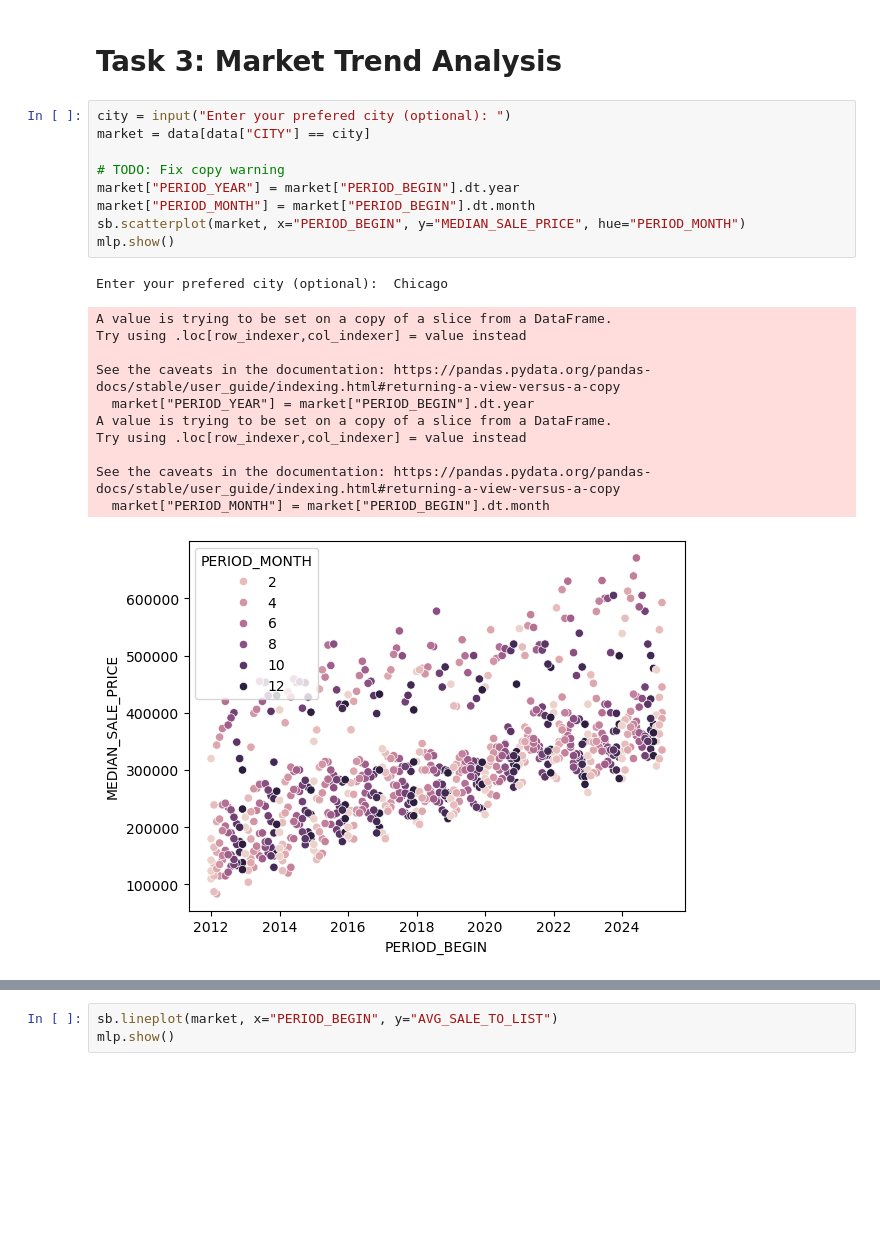
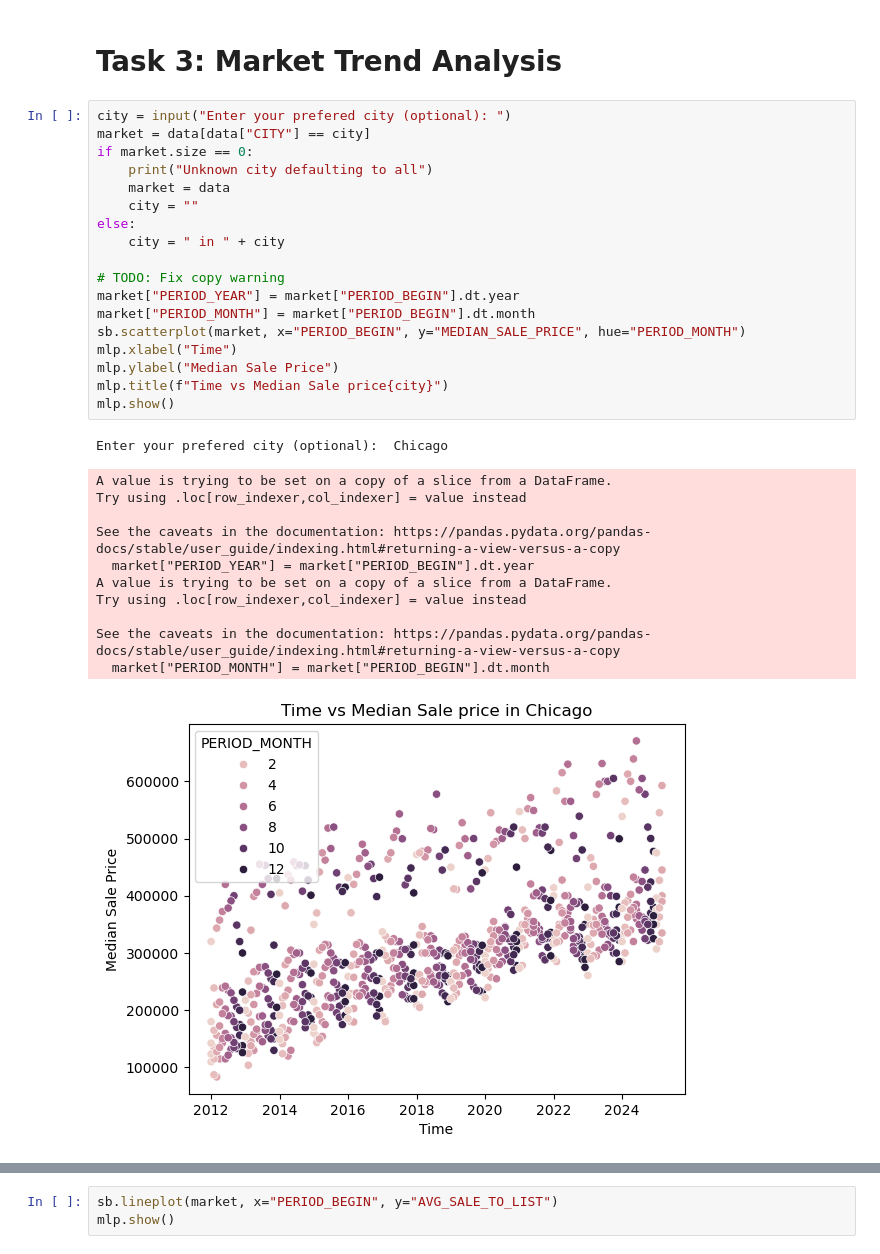
Before and after one commit to MoonBasedKas/smartHousingAdvisor, a Jupyter notebook: smartHousePredictor.ipynb, the cells around one changed output, grey strips where cells are left out. Saved outputs shown, nothing was run; the diff lists cells and outputs as text; blank space fills up the shorter version.

Commit message:
Did more graphs

```diff
--- a/smartHousePredictor.ipynb
+++ b/smartHousePredictor.ipynb
@@ -92,25 +92,34 @@ Enter a loan duration in months:  10
 # %%
 city = input("Enter your prefered city (optional): ")
 market = data[data["CITY"] == city]
+if market.size == 0:
+    print("Unknown city defaulting to all")
+    market = data
+    city = ""
+else:
+    city = " in " + city
 
 # TODO: Fix copy warning
 market["PERIOD_YEAR"] = market["PERIOD_BEGIN"].dt.year
 market["PERIOD_MONTH"] = market["PERIOD_BEGIN"].dt.month
 sb.scatterplot(market, x="PERIOD_BEGIN", y="MEDIAN_SALE_PRICE", hue="PERIOD_MONTH")
+mlp.xlabel("Time")
+mlp.ylabel("Median Sale Price")
+mlp.title(f"Time vs Median Sale price{city}")
 mlp.show()
 # %% [output]
 Enter your prefered city (optional):  Chicago
 A value is trying to be set on a copy of a slice from a DataFrame.
 Try using .loc[row_indexer,col_indexer] = value instead
 
 See the caveats in the documentation: https://pandas.pydata.org/pandas-docs/stable/user_guide/indexing.html#returning-a-view-versus-a-copy
   market["PERIOD_YEAR"] = market["PERIOD_BEGIN"].dt.year
 A value is trying to be set on a copy of a slice from a DataFrame.
 Try using .loc[row_indexer,col_indexer] = value instead
 
 See the caveats in the documentation: https://pandas.pydata.org/pandas-docs/stable/user_guide/indexing.html#returning-a-view-versus-a-copy
   market["PERIOD_MONTH"] = market["PERIOD_BEGIN"].dt.month
-[figure, old version]
+[figure, new version]
 # %%
 sb.lineplot(market, x="PERIOD_BEGIN", y="INVENTORY", label="Inventory")
 sb.lineplot(market, x="PERIOD_BEGIN", y="NEW_LISTINGS", label="New Listings")
```
Also changed, not shown: parts of 6 cells of this notebook.
